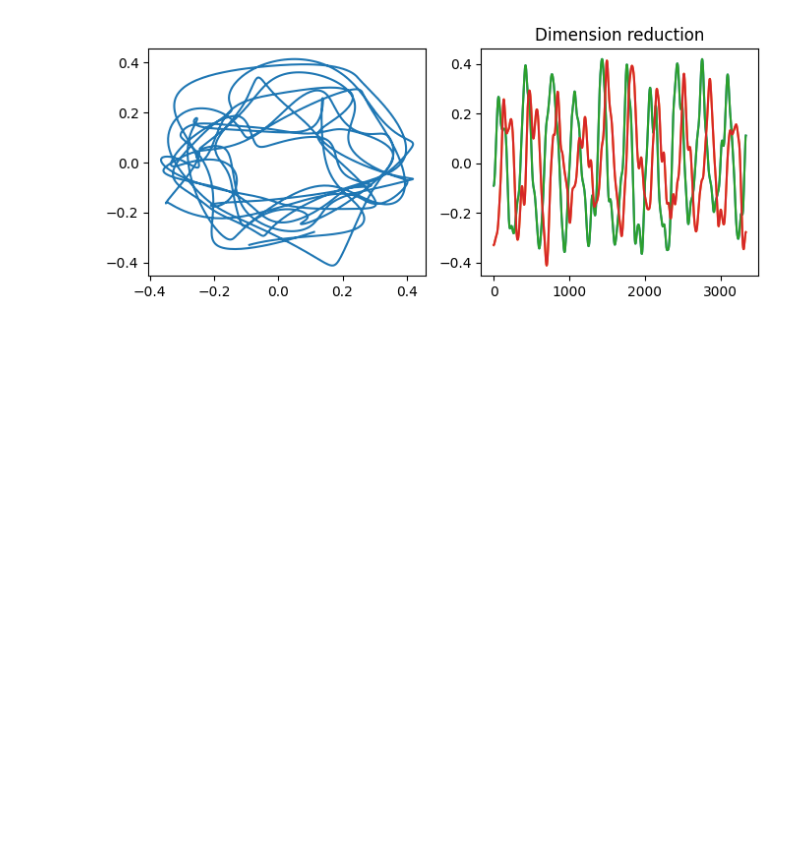
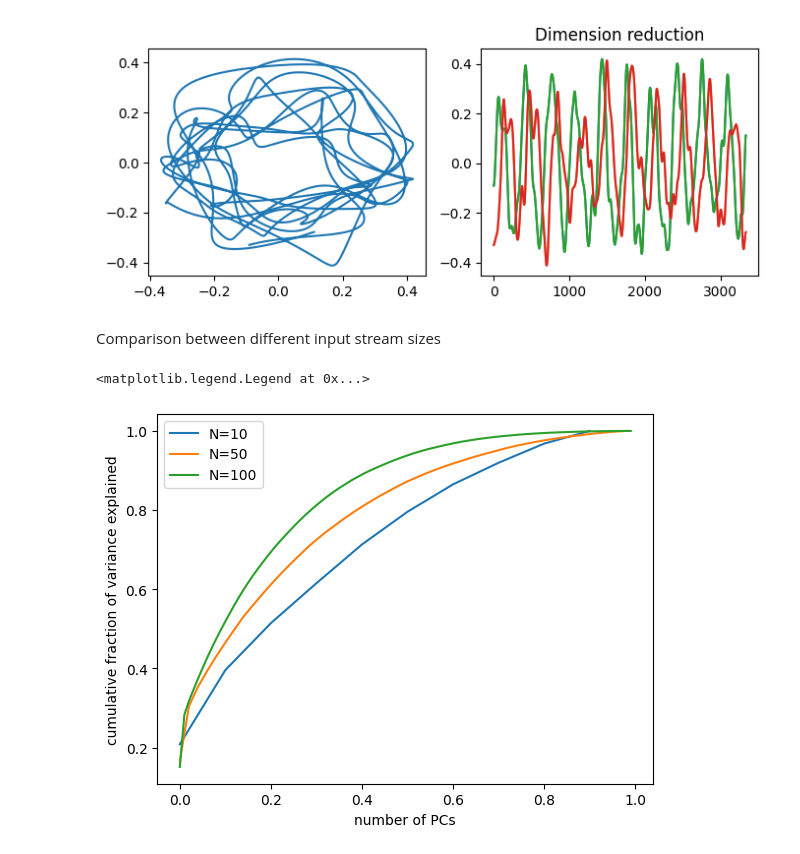
Before and after one commit to zierenberg/neural_manifolds, a Jupyter notebook: notebooks/example_PCA.ipynb, the cells around one changed output. Cells and saved outputs as stored; diff of their text form; code cells hidden in the pictures; blank space fills up the shorter version.

```diff
--- a/notebooks/example_PCA.ipynb
+++ b/notebooks/example_PCA.ipynb
@@ -118,3 +120,33 @@ plt.plot(signal_low_dim)
 plt.show()
 # %% [output]
 [figure]
+# %% [markdown]
+Comparison between different input stream sizes
+# %%
+def fit_pca(times,rates):
+    rates_object = dict(times=t, rates=rates)
+    spikes = nm.test_data.inhomogenous_poisson_spikes(rates_object)
+    _, signal = nm.test_data.signals.smooth_spikes(spikes, bin_width = 0.03, std_gaussian = 0.5, sampling_width=0.03, sqrt=True)
+    pca = PCA()
+    pca.fit(signal.T)
+    return pca, signal
+
+pcas=dict()
+signals=dict()
+
+for N in [10,50,100]:
+    pca, signal = fit_pca(t,firing_rates(latent_model, t, N))
+    pcas[f"{N}"]   = pca
+    signals[f"{N}"] = signal
+# %%
+for key in pcas.keys():
+    N = int(key)
+    x = np.arange(0,N)/N
+    y = np.cumsum(pcas[key].explained_variance_ratio_)
+    plt.plot(x,y, label=f'N={key}')
+plt.xlabel('number of PCs')
+plt.ylabel('cumulative fraction of variance explained')
+plt.legend()
+# %% [output]
+<matplotlib.legend.Legend at 0x...>
+[figure, added]
```
Also changed, not shown: parts of 3 cells of this notebook, 1 other file.
